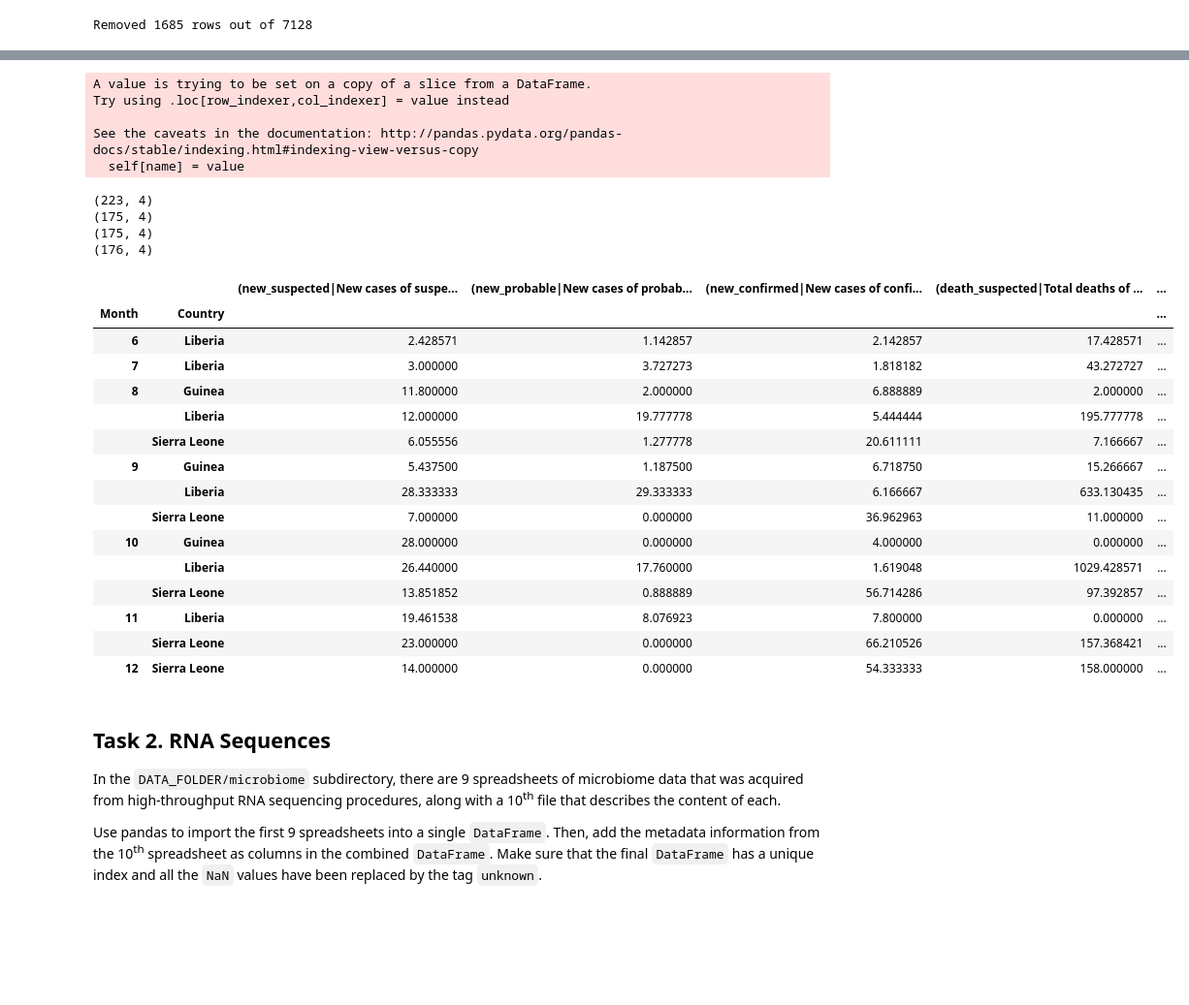
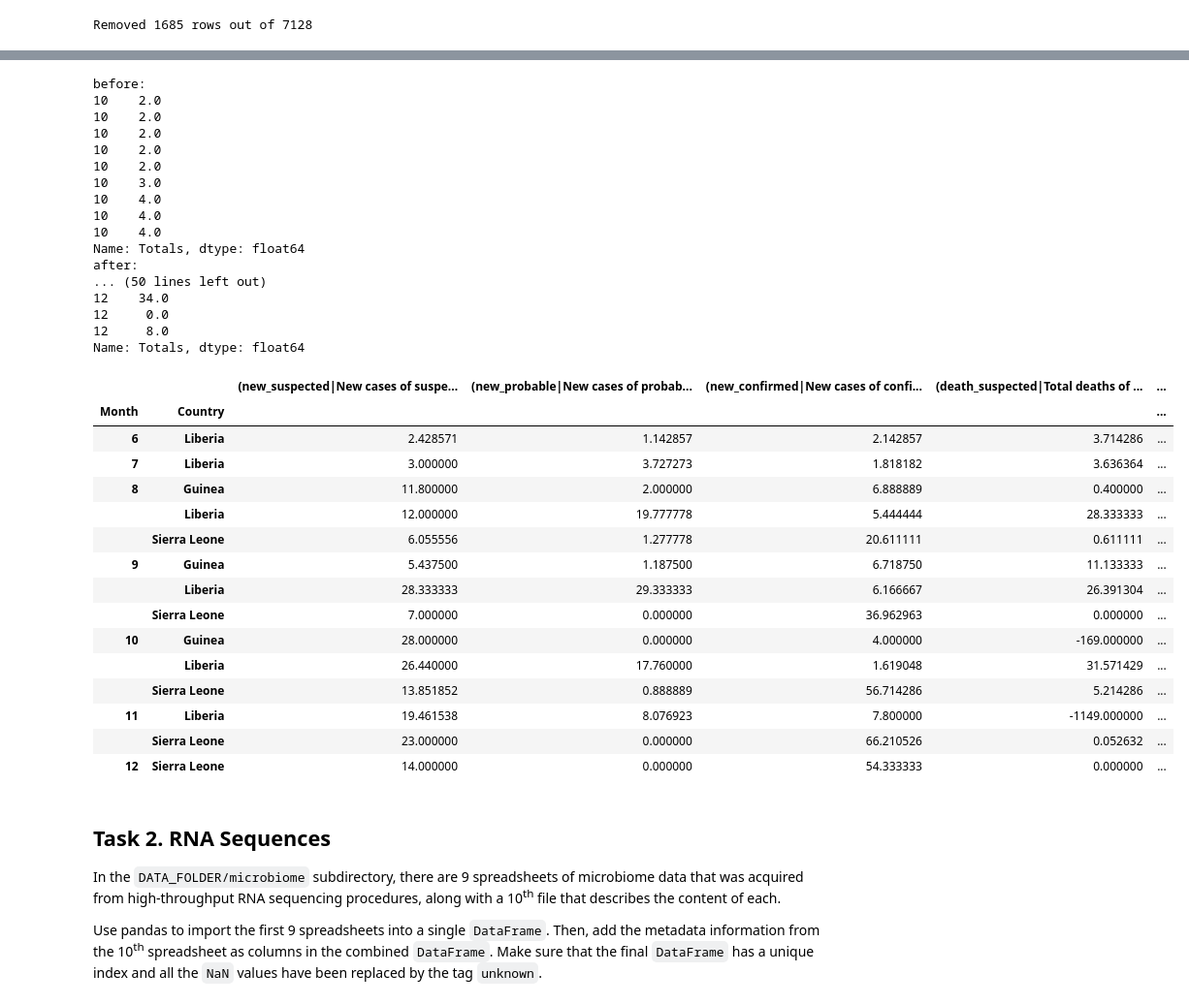
Before and after one commit to rbsteinm/AppliedDataAnalysis, a Jupyter notebook: Homeworks/01 - Pandas and Data Wrangling/Homework 1.ipynb, the cells around one changed output, grey strips where cells are left out. Shown at 97% size. Saved outputs shown, nothing was run; the diff lists cells and outputs as text; code cells hidden in the pictures; blank space fills up the shorter version.

Commit message:
before unstacking columns

```diff
--- a/Homeworks/01 - Pandas and Data Wrangling/Homework 1.ipynb
+++ b/Homeworks/01 - Pandas and Data Wrangling/Homework 1.ipynb
@@ -140,14 +197,36 @@ interests = ['(new_suspected|New cases of suspects|New Case\/s \(Suspected\))',
              '(death_probable|Total deaths of probables|Total death\/s in probable cases)',
              '(death_confirmed|Total deaths of confirmed|Total death\/s in confirmed cases)'
             ]
+death_interests = [
+            '(death_suspected|Total deaths of suspects|Total death\/s in confirmed cases)',
+            '(death_probable|Total deaths of probables|Total death\/s in probable cases)',
+            '(death_confirmed|Total deaths of confirmed|Total death\/s in confirmed cases)'
+            ]
 all_means = []
 for interest in interests:
     rows = full_data_crop[full_data_crop.Description.str.match(interest)]
-    print(rows.shape)
+    #print(rows.shape)
     rows.Totals = pd.to_numeric(rows.Totals)
+    if(interest in death_interests):
+        #print(type(rows))
+        total_deaths = rows.Totals.shift(1).fillna(0)
+        print('before: ')
+        print(rows.Totals[1:10])
+        rows.Totals = rows.Totals - total_deaths
+        print('after: ')
+        print(rows.Totals[1:10])
+
     merge_index = [rows.Month, rows.Country]
     means = rows.groupby(merge_index).agg(np.mean)
-    means = means[['Totals']]
+    #means = means[['Totals']]
+    #assert((rows.Totals >= 0).all()) # assert that the Totals is always >= 0
+
+
+    # test
+    n_values = rows.groupby(merge_index).agg(['count', np.mean])
+    #print(means)
+    #print(n_values['Totals'])
+    # /test
 
     means.columns = [interest]
     all_means.append(means)
@@ -162,28 +244,36 @@ current
-A value is trying to be set on a copy of a slice from a DataFrame.
-Try using .loc[row_indexer,col_indexer] = value instead
-
-See the caveats in the documentation: http://pandas.pydata.org/pandas-docs/stable/indexing.html#indexing-view-versus-copy
-  self[name] = value
+before:
+10    2.0
+10    2.0
+10    2.0
+10    2.0
+10    2.0
+10    3.0
+10    4.0
+10    4.0
+10    4.0
+Name: Totals, dtype: float64
+after:
+... (50 lines left out)
+12    34.0
+12     0.0
+12     8.0
+Name: Totals, dtype: float64
-(223, 4)
-(175, 4)
-(175, 4)
-(176, 4)
 |  |  | (new_suspected|New cases of suspe... | (new_probable|New cases of probab... | (new_confirmed|New cases of confi... | (death_suspected|Total deaths of ... | ... |
 | Month | Country |  |  |  |  | ... |
-| 6 | Liberia | 2.428571 | 1.142857 | 2.142857 | 17.428571 | ... |
-| 7 | Liberia | 3.000000 | 3.727273 | 1.818182 | 43.272727 | ... |
-| 8 | Guinea | 11.800000 | 2.000000 | 6.888889 | 2.000000 | ... |
-|  | Liberia | 12.000000 | 19.777778 | 5.444444 | 195.777778 | ... |
-|  | Sierra Leone | 6.055556 | 1.277778 | 20.611111 | 7.166667 | ... |
-| 9 | Guinea | 5.437500 | 1.187500 | 6.718750 | 15.266667 | ... |
-|  | Liberia | 28.333333 | 29.333333 | 6.166667 | 633.130435 | ... |
-|  | Sierra Leone | 7.000000 | 0.000000 | 36.962963 | 11.000000 | ... |
-| 10 | Guinea | 28.000000 | 0.000000 | 4.000000 | 0.000000 | ... |
-|  | Liberia | 26.440000 | 17.760000 | 1.619048 | 1029.428571 | ... |
-|  | Sierra Leone | 13.851852 | 0.888889 | 56.714286 | 97.392857 | ... |
-| 11 | Liberia | 19.461538 | 8.076923 | 7.800000 | 0.000000 | ... |
-|  | Sierra Leone | 23.000000 | 0.000000 | 66.210526 | 157.368421 | ... |
-| 12 | Sierra Leone | 14.000000 | 0.000000 | 54.333333 | 158.000000 | ... |
+| 6 | Liberia | 2.428571 | 1.142857 | 2.142857 | 3.714286 | ... |
+| 7 | Liberia | 3.000000 | 3.727273 | 1.818182 | 3.636364 | ... |
+| 8 | Guinea | 11.800000 | 2.000000 | 6.888889 | 0.400000 | ... |
+|  | Liberia | 12.000000 | 19.777778 | 5.444444 | 28.333333 | ... |
+|  | Sierra Leone | 6.055556 | 1.277778 | 20.611111 | 0.611111 | ... |
+| 9 | Guinea | 5.437500 | 1.187500 | 6.718750 | 11.133333 | ... |
+|  | Liberia | 28.333333 | 29.333333 | 6.166667 | 26.391304 | ... |
+|  | Sierra Leone | 7.000000 | 0.000000 | 36.962963 | 0.000000 | ... |
+| 10 | Guinea | 28.000000 | 0.000000 | 4.000000 | -169.000000 | ... |
+|  | Liberia | 26.440000 | 17.760000 | 1.619048 | 31.571429 | ... |
+|  | Sierra Leone | 13.851852 | 0.888889 | 56.714286 | 5.214286 | ... |
+| 11 | Liberia | 19.461538 | 8.076923 | 7.800000 | -1149.000000 | ... |
+|  | Sierra Leone | 23.000000 | 0.000000 | 66.210526 | 0.052632 | ... |
+| 12 | Sierra Leone | 14.000000 | 0.000000 | 54.333333 | 0.000000 | ... |
 # %% [markdown]
 ## Task 2. RNA Sequences
 
```
Also changed, not shown: parts of 14 cells of this notebook.
